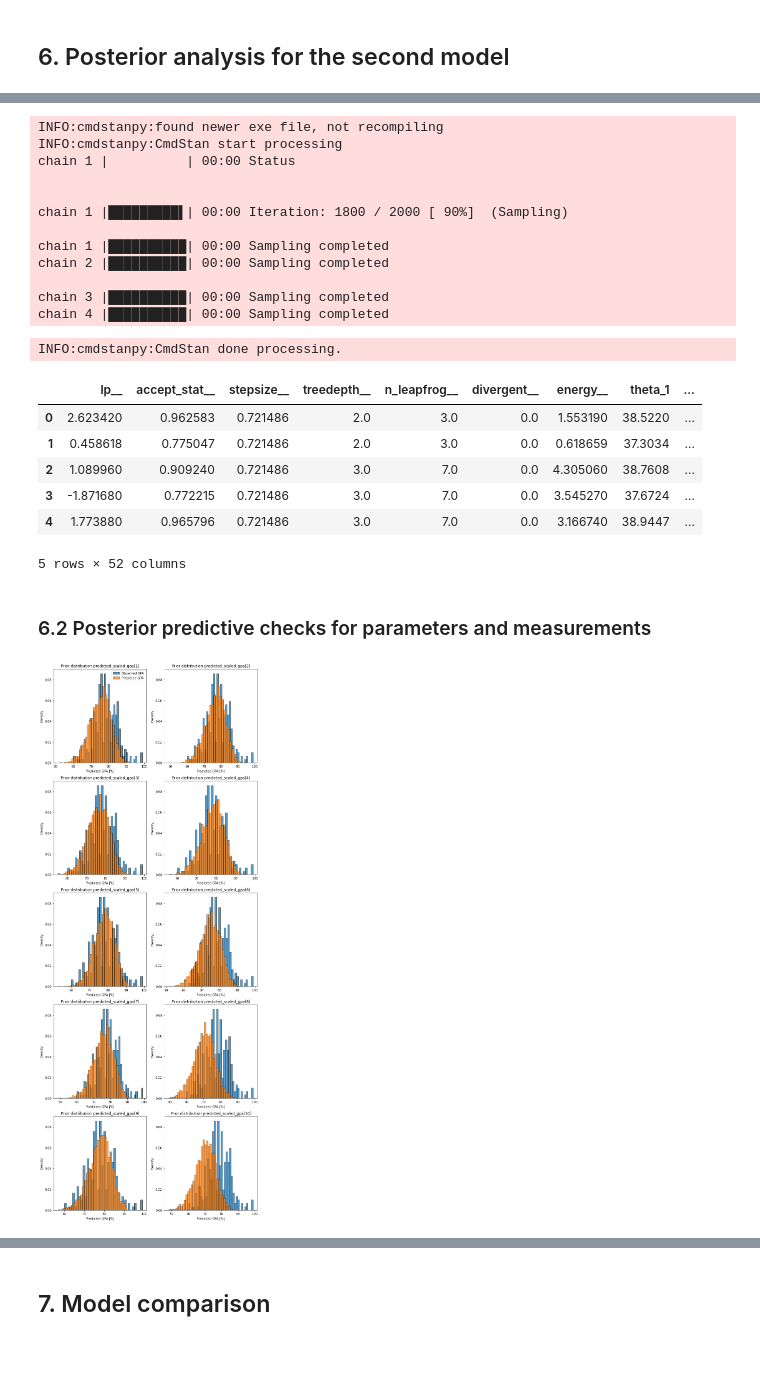
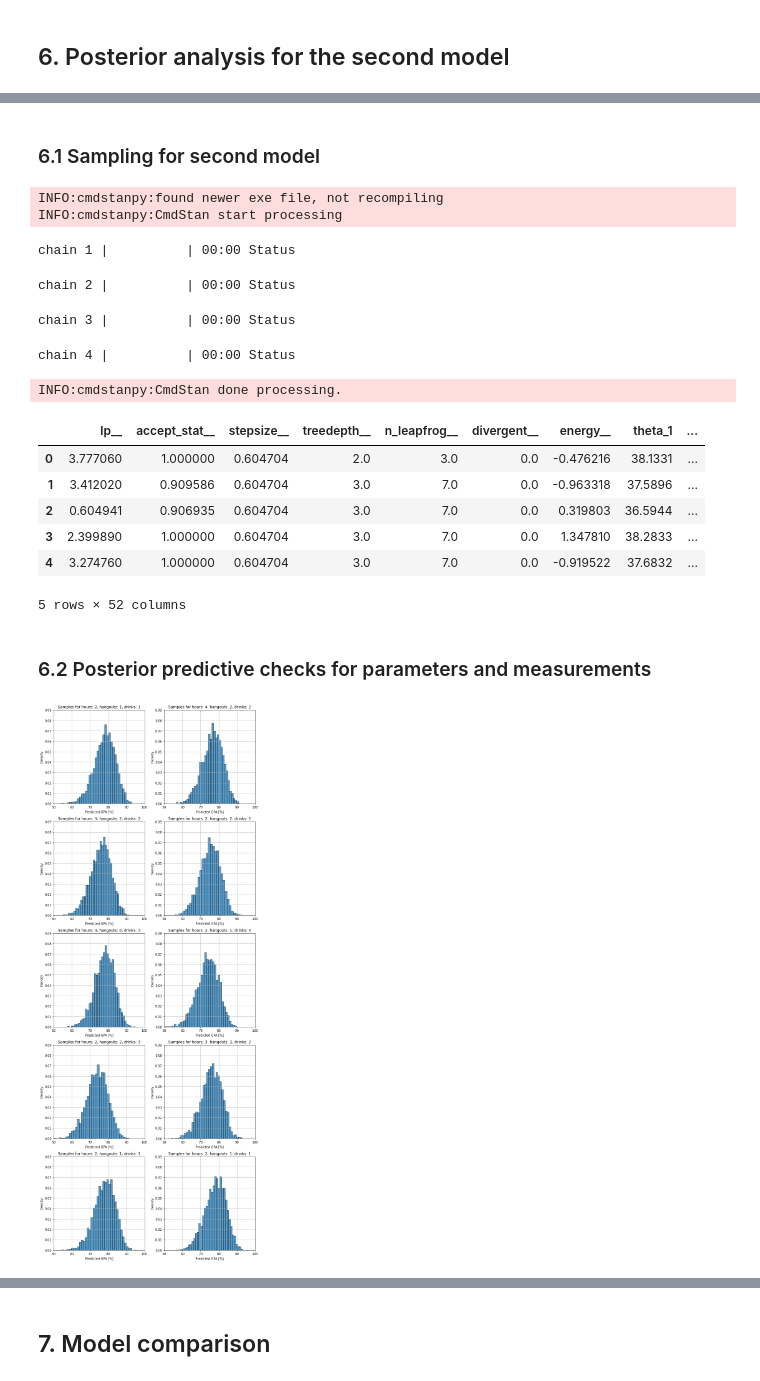
Before and after one commit to DanielJurkowski/DataAnalyticsProject, a Jupyter notebook: notebook.ipynb, the cells around one changed output, grey strips where cells are left out. Saved outputs shown, nothing was run; the diff lists cells and outputs as text; code cells hidden in the pictures; blank space fills up the shorter version.

```diff
--- a/notebook.ipynb
+++ b/notebook.ipynb
@@ -760,14 +764,13 @@ np.random.seed(2024)
 # %%
 posterior_model_1 = CmdStanModel(stan_file='src/posterior_model_1.stan')
 
-indexes = list(np.random.choice(range(295), 10, replace=False))
 data_fit = {'N': 10,
             'hours': (data['Studying hours'][indexes]),
             'hangouts': (data['Hangouts'][indexes]),
             'drinks': (data['Drinks'][indexes]),
             'gpa': data['Current GPA'][indexes]}
 
-model_fit_1 = posterior_model_1.sample(data=data_fit, seed=2024)
+model_fit_1 = posterior_model_1.sample(data=data_fit, seed=seed)
 
 df_3 = model_fit_1.draws_pd()
 df_3.head()
@@ -801,14 +800,14 @@ for i, column in enumerate(columns):
     row = i // 2
     col = i % 2
     ax = axes[row, col]
-
-    sns.histplot(data['Current GPA'], ax=ax, bins=len(data['Current GPA'].unique()), stat='density')
     sns.histplot(df_3[column], ax=ax, bins=len(data['Current GPA'].unique()), stat='density')
 
-    ax.set_title(f'Prior distribution {column}')
+    ax.set_title(f'Samples for hours: {data["Studying hours"][indexes[i]]}, hangouts: {data["Hangouts"][indexes[i]]}, drinks: {data["Drinks"][indexes[i]]}')
     ax.set_xlabel('Predicted GPA [%]')
-    if i == 0:
-        ax.legend(['Observed GPA', 'Predicted GPA'])
+    ax.set_xticks(range(50, 101, 10))
+    ax.set_xlim(50, 100)
+    ax.set_yticks(np.linspace(0, 0.09, 10))
+    ax.grid()
 
 plt.tight_layout()
 plt.show()
@@ -830,0 +816,14 @@ plt.show()
+# %%
+parameters = ['theta_1', 'theta_2', 'theta_3', 'theta_4', 'sigma']
+
+fig, axes = plt.subplots(3, 2, figsize=(10, 10))
+for i, param in enumerate(parameters):
+    row = i // 2
+    col = i % 2
+    ax = axes[row, col]
+    sns.histplot(df_3[param], ax=ax, bins=30, stat='density')
+    ax.grid()
+
+fig.delaxes(axes[2][1])
+plt.tight_layout()
+plt.show()
@@ -836,4 +853,6 @@ plt.show()
 For the second model, when sampling, the biggest problem was the appropriate transformation of the predictors passed as shape factors in the beta distribution. After a longer analysis, the relationship and the impact of adding appropriate predictors to the given shape coefficients were found and the final version of the model was obtained on this basis.
+# %% [markdown]
+### 6.1 Sampling for second model
 # %%
 posterior_model_2 = CmdStanModel(stan_file='src/posterior_model_2.stan')
 
@@ -843,7 +862,7 @@ data_fit = {'N': 10,
             'hours': (data['Studying hours'][indexes]),
             'hangouts': (data['Hangouts'][indexes]),
             'drinks': data['Drinks'][indexes],
-            'scaled_gpa': scaled_gpa}
+            'scaled_gpa': scaled_gpa[indexes]}
 
 model_fit_2 = posterior_model_2.sample(data=data_fit, seed=2024)
 
@@ -852,45 +871,39 @@ df_4.head()
 # %% [output]
 INFO:cmdstanpy:found newer exe file, not recompiling
 INFO:cmdstanpy:CmdStan start processing
-chain 1 |          | 00:00 Status
-
-
-chain 1 |█████████▌| 00:00 Iteration: 1800 / 2000 [ 90%]  (Sampling)
-
-chain 1 |██████████| 00:00 Sampling completed
-chain 2 |██████████| 00:00 Sampling completed
-
-chain 3 |██████████| 00:00 Sampling completed
-chain 4 |██████████| 00:00 Sampling completed
-INFO:cmdstanpy:CmdStan done processing.
+chain 1 |          | 00:00 Status
+chain 2 |          | 00:00 Status
+chain 3 |          | 00:00 Status
+chain 4 |          | 00:00 Status
+INFO:cmdstanpy:CmdStan done processing.
 |  | lp__ | accept_stat__ | stepsize__ | treedepth__ | n_leapfrog__ | divergent__ | energy__ | theta_1 | ... |
-| 0 | 2.623420 | 0.962583 | 0.721486 | 2.0 | 3.0 | 0.0 | 1.553190 | 38.5220 | ... |
-| 1 | 0.458618 | 0.775047 | 0.721486 | 2.0 | 3.0 | 0.0 | 0.618659 | 37.3034 | ... |
-| 2 | 1.089960 | 0.909240 | 0.721486 | 3.0 | 7.0 | 0.0 | 4.305060 | 38.7608 | ... |
-| 3 | -1.871680 | 0.772215 | 0.721486 | 3.0 | 7.0 | 0.0 | 3.545270 | 37.6724 | ... |
-| 4 | 1.773880 | 0.965796 | 0.721486 | 3.0 | 7.0 | 0.0 | 3.166740 | 38.9447 | ... |
+| 0 | 3.777060 | 1.000000 | 0.604704 | 2.0 | 3.0 | 0.0 | -0.476216 | 38.1331 | ... |
+| 1 | 3.412020 | 0.909586 | 0.604704 | 3.0 | 7.0 | 0.0 | -0.963318 | 37.5896 | ... |
+| 2 | 0.604941 | 0.906935 | 0.604704 | 3.0 | 7.0 | 0.0 | 0.319803 | 36.5944 | ... |
+| 3 | 2.399890 | 1.000000 | 0.604704 | 3.0 | 7.0 | 0.0 | 1.347810 | 38.2833 | ... |
+| 4 | 3.274760 | 1.000000 | 0.604704 | 3.0 | 7.0 | 0.0 | -0.919522 | 37.6832 | ... |
-5 rows × 52 columns
+5 rows × 52 columns
 # %% [markdown]
 ### 6.2 Posterior predictive checks for parameters and measurements
 # %%
 columns = [f'predicted_scaled_gpa[{i+1}]' for i in range(10)]
 
 fig, axes = plt.subplots(5, 2, figsize=(10, 25))
 
 for i, column in enumerate(columns):
     row = i // 2
     col = i % 2
     ax = axes[row, col]
-
-    sns.histplot(data['Current GPA'], ax=ax, bins=len(data['Current GPA'].unique()), stat='density')
     sns.histplot(df_4[column] * 100, ax=ax, bins=len(data['Current GPA'].unique()), stat='density')
 
-    ax.set_title(f'Prior distribution {column}')
+    ax.set_title(f'Samples for hours: {data["Studying hours"][indexes[i]]}, hangouts: {data["Hangouts"][indexes[i]]}, drinks: {data["Drinks"][indexes[i]]}')
     ax.set_xlabel('Predicted GPA [%]')
-    if i == 0:
-        ax.legend(['Observed GPA', 'Predicted GPA'])
+    ax.set_xticks(range(50, 101, 10))
+    ax.set_xlim(50, 100)
+    ax.set_yticks(np.linspace(0, 0.09, 10))
+    ax.grid()
 
 plt.tight_layout()
 plt.show()
 # %% [output]
-[figure, old version]
+[figure, new version]
```
Also changed, not shown: parts of 68 cells of this notebook, 8 other files.
